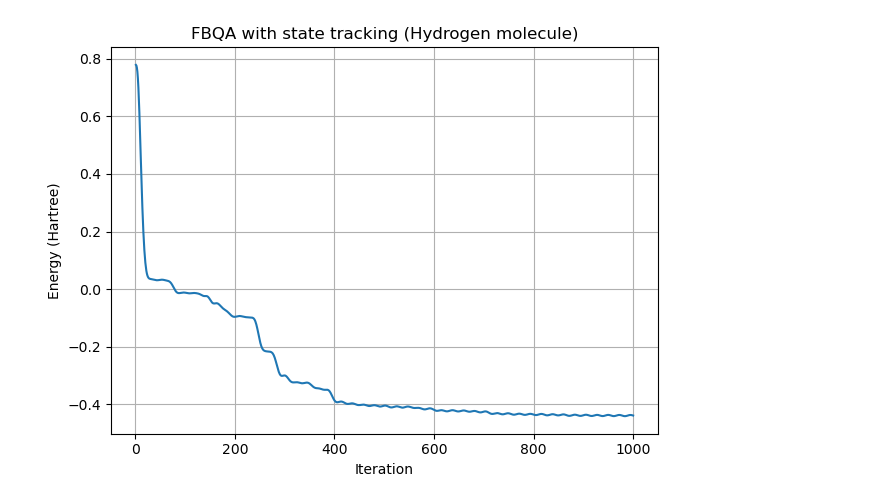
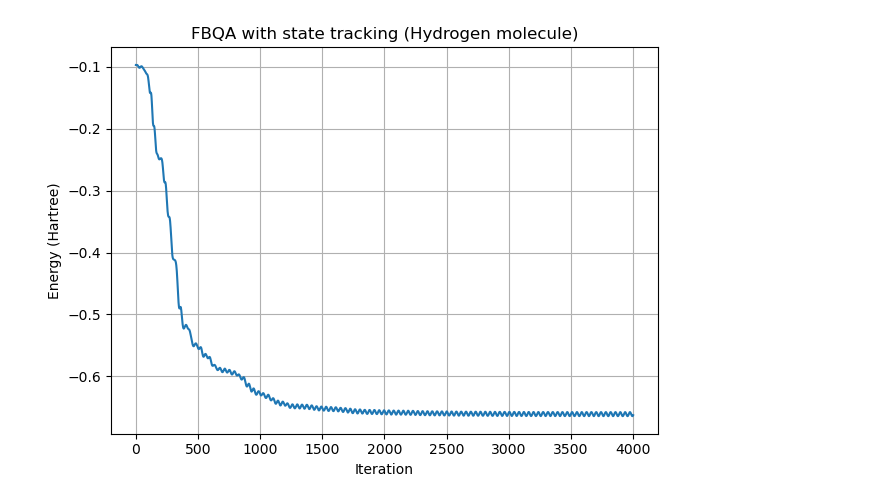
Before and after one commit to Han1105/bachelor_thesis_code_backup, a Jupyter notebook: pennylane/2nd_try_FBQA_Hydrogen.ipynb, the cells around one changed output. Cells and saved outputs as stored; diff of their text form; code cells hidden in the pictures.

```diff
--- a/pennylane/2nd_try_FBQA_Hydrogen.ipynb
+++ b/pennylane/2nd_try_FBQA_Hydrogen.ipynb
@@ -6,21 +6,85 @@ from pennylane import commutator
 import matplotlib.pyplot as plt
 
 # 1. 设置分子结构
-symbols = ["H", "H"]
-coordinates = np.array([[0.0, 0.0, 0.0],
-                        [0.0, 0.0, 0.74]])  # 单位 Å
+from pennylane.qchem import molecular_hamiltonian
 
+from pyscf import gto, scf
+from openfermionpyscf import run_pyscf
+from openfermion.transforms import jordan_wigner
+from openfermion.linalg import get_sparse_operator
+import scipy
+
+from openfermion import MolecularData
+from openfermionpyscf import run_pyscf
+from openfermion.transforms import jordan_wigner
+from openfermion.linalg import get_sparse_operator
+
+# Step 1: 构造 OpenFermion 分子对象（不要用 PySCF 的 gto.Mole）
+geometry = [('H', (0.0, 0.0, 0.0)),
+            ('H', (0.0, 0.0, 0.74))]  # 单位为 Å
+basis = 'sto-3g'
+multiplicity = 1
+charge = 0
+
+molecule = MolecularData(
+    geometry=geometry,
+    basis=basis,
+    multiplicity=multiplicity,
+    charge=charge
+)
+
+# Step 2: 运行 PySCF 计算（RHF + 哈密顿量）
+molecule = run_pyscf(molecule, run_scf=True)
+
+# Step 3: Jordan-Wigner 变换为 Qubit Hamiltonian
+fermionic_hamiltonian = molecule.get_molecular_hamiltonian()
+qubit_hamiltonian = jordan_wigner(fermionic_hamiltonian)
+
+# Step 4: 转换为稀疏矩阵（如需矩阵形式演化）
+from pennylane import PauliX, PauliY, PauliZ, Identity, Hamiltonian
+
+def openfermion_to_qml_hamiltonian(qubit_op, n_qubits):
+    coeffs = []
+    ops = []
+    for term, coef in qubit_op.terms.items():
+        if len(term) == 0:
+            ops.append(Identity(0))
+        else:
+            op_list = []
+            for qubit_idx, pauli in term:
+                if pauli == 'X':
+                    op_list.append(PauliX(qubit_idx))
+                elif pauli == 'Y':
+                    op_list.append(PauliY(qubit_idx))
+                elif pauli == 'Z':
+                    op_list.append(PauliZ(qubit_idx))
+            op = op_list[0] if len(op_list) == 1 else qml.prod(*op_list)
+            ops.append(op)
+        coeffs.append(np.real(coef))  # 只保留实部
+    return Hamiltonian(coeffs, ops)
+
+# 调用转换函数
+n_qubits = molecule.n_qubits
+H_c = openfermion_to_qml_hamiltonian(qubit_hamiltonian, n_qubits)
+
+print(H_c)
+# 输出 qubit Hamiltonian（OpenFermion 格式）
+
+
+
+'''
 # 2. 分子哈密顿量（cost Hamiltonian）
 H_c, qubits = qml.qchem.molecular_hamiltonian(
     symbols, coordinates, method='pyscf', basis='sto-3g'
 )
 print("Qubits:", qubits)
-
+print(H_c)
+'''
 # 3. Driver Hamiltonian
 def build_driver_h(n):
-    return qml.Hamiltonian([-1.0] * n, [qml.PauliX(i) for i in range(n)])
+    return qml.Hamiltonian([-1.0] * n, [qml.PauliY(i) for i in range(n)])
 
-driver_h = build_driver_h(qubits)
+driver_h = build_driver_h(n_qubits)
 
 # 4. 构造 commutator 哈密顿量
 def build_commutator_hamiltonian(H_d, H_c):
@@ -42,10 +106,10 @@ def build_commutator_hamiltonian(H_d, H_c):
 comm_h = build_commutator_hamiltonian(driver_h, H_c)
 
 # 5. 初始化量子态：|+>^n
-dev = qml.device("default.qubit", wires=qubits)
+dev = qml.device("default.qubit", wires=n_qubits)
 @qml.qnode(dev)
 def plus_state():
-    for w in range(qubits):
+    for w in range(n_qubits):
         qml.Hadamard(w)
     return qml.state()
 
@@ -53,12 +117,15 @@ def plus_state():
 def single_falqon_unitary(beta_k, delta_t, cost_h, driver_h):
     U_cost = qml.ApproxTimeEvolution(cost_h, delta_t, 1)
     U_driver = qml.ApproxTimeEvolution(driver_h, beta_k * delta_t, 1)
-    return qml.matrix(U_driver @ U_cost, wire_order=range(qubits))
+    return qml.matrix(U_driver @ U_cost, wire_order=range(n_qubits))
 
 # 7. 测量期望值 ⟨ψ|H|ψ⟩
 def measure_expectation(state, H):
-    H_mat = qml.matrix(H, wire_order=range(qubits))
+    H_mat = qml.matrix(H, wire_order=range(n_qubits))
     return np.real(np.vdot(state, H_mat @ state))
+
+#check consistence
+#measure the exp maybe change collapse wave function
 
 # 8. 主流程：状态保留式 FALQON
 def run_fbqa_state_tracking(H, driver_h, comm_h, n_steps, beta_1, delta_t):
@@ -86,7 +153,7 @@ def run_fbqa_state_tracking(H, driver_h, comm_h, n_steps, beta_1, delta_t):
     return beta_list, energy_list
 
 # 9. 设置参数并运行
-n_steps = 1000
+n_steps = 4000
 delta_t = 0.1
 beta_1 = 0.0
 
@@ -121 +188 @@ Qubits: 4
-[figure, old version]
+[figure, new version]
```
Also changed, not shown: parts of 2 cells of this notebook, 48 other files.
